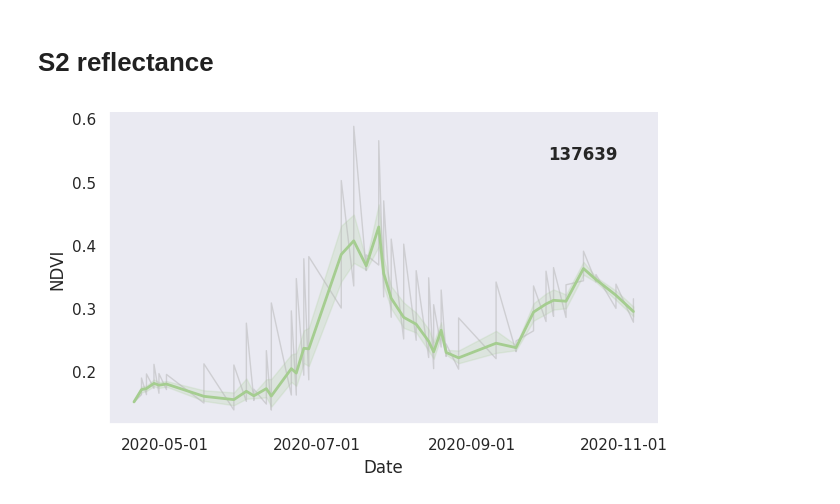
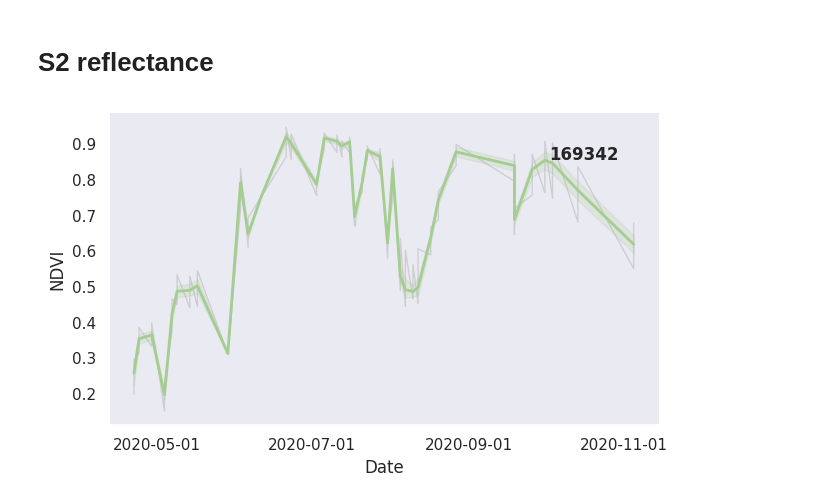
Before and after one commit to ronnyhdez/reclaimed_sites_ab, a Jupyter notebook: abandoned_wells_leaf_toolbox.ipynb, the cells around one changed output. Saved outputs shown, nothing was run; the diff lists cells and outputs as text; code cells hidden in the pictures.

```diff
--- a/abandoned_wells_leaf_toolbox.ipynb
+++ b/abandoned_wells_leaf_toolbox.ipynb
@@ -306,7 +306,7 @@ plt.show()
 # combined_df = pd.concat(dataframes, ignore_index=True)
 
 # Read file
-file = 'data_out/sites_dictionary.pkl'
+file = 'data/1000_filtered_polygons_COPERNICUS_S2_SR_HARMONIZED_Surface_Reflectance_0_999_SL2PV0_2024_09_16_19h_09mn_raw.pkl'
 with open(file, 'rb') as f:
     df = pickle.load(f)
 
@@ -325,7 +325,7 @@ s2 = calculate_ndvi(df, 'B4', 'B8')
 s2['date'] = pd.to_datetime(s2['date'], unit='ms')
 
 # Reduce sites:
-sites = [137639]
+sites = [169342]
 filtered_sites = s2[s2['site'].isin(sites)]
 
 # Set the Seaborn theme
@@ -334,31 +334,31 @@ sns.set_theme(style="dark")
 # Create the plot
 g = sns.relplot(
     data=filtered_sites,
     x="date", y="ndvi", col="site", hue="site",
     kind="line", palette="crest", linewidth=2, zorder=5,
     col_wrap=3, height=4, aspect=1.5, legend=False,
 )
 
 # Iterate over each subplot to customize further
 for site, ax in g.axes_dict.items():
 
     # Add the site as an annotation within the plot
     ax.text(.8, .85, site, transform=ax.transAxes, fontweight="bold")
 
     # Plot every site's NDVI time series in the background with low opacity
     sns.lineplot(
         data=filtered_sites, x="date", y="ndvi", units="site",
         estimator=None, color=".7", linewidth=1, ax=ax, alpha=0.5
     )
 
 # Reduce the frequency of the x-axis ticks
 ax.set_xticks(ax.get_xticks()[::2])
 
 # Tweak the supporting aspects of the plot
 g.set_titles("")
 g.set_axis_labels("Date", "NDVI")
 g.tight_layout()
 
 plt.show()
 # %% [output]
-[figure, old version]
+[figure, new version]
```
Also changed, not shown: parts of 2 cells of this notebook.
